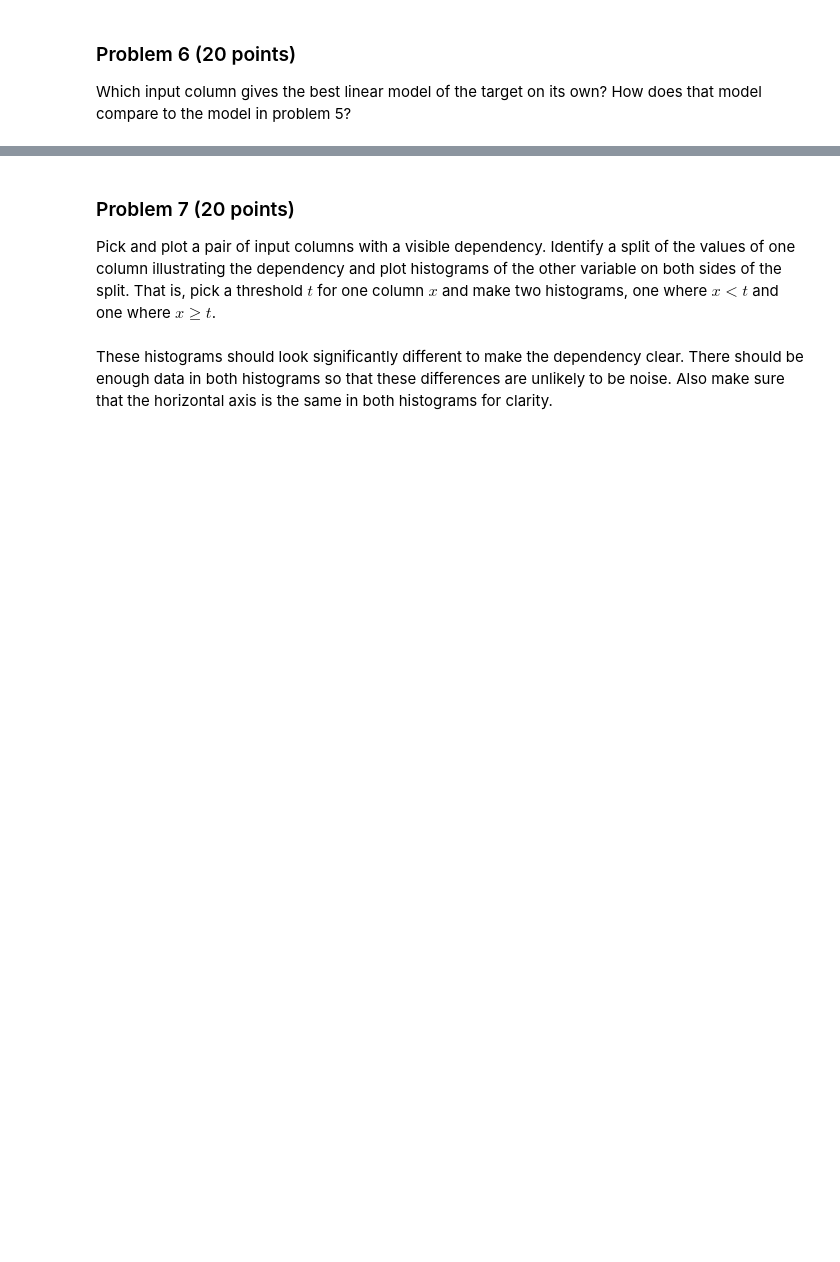
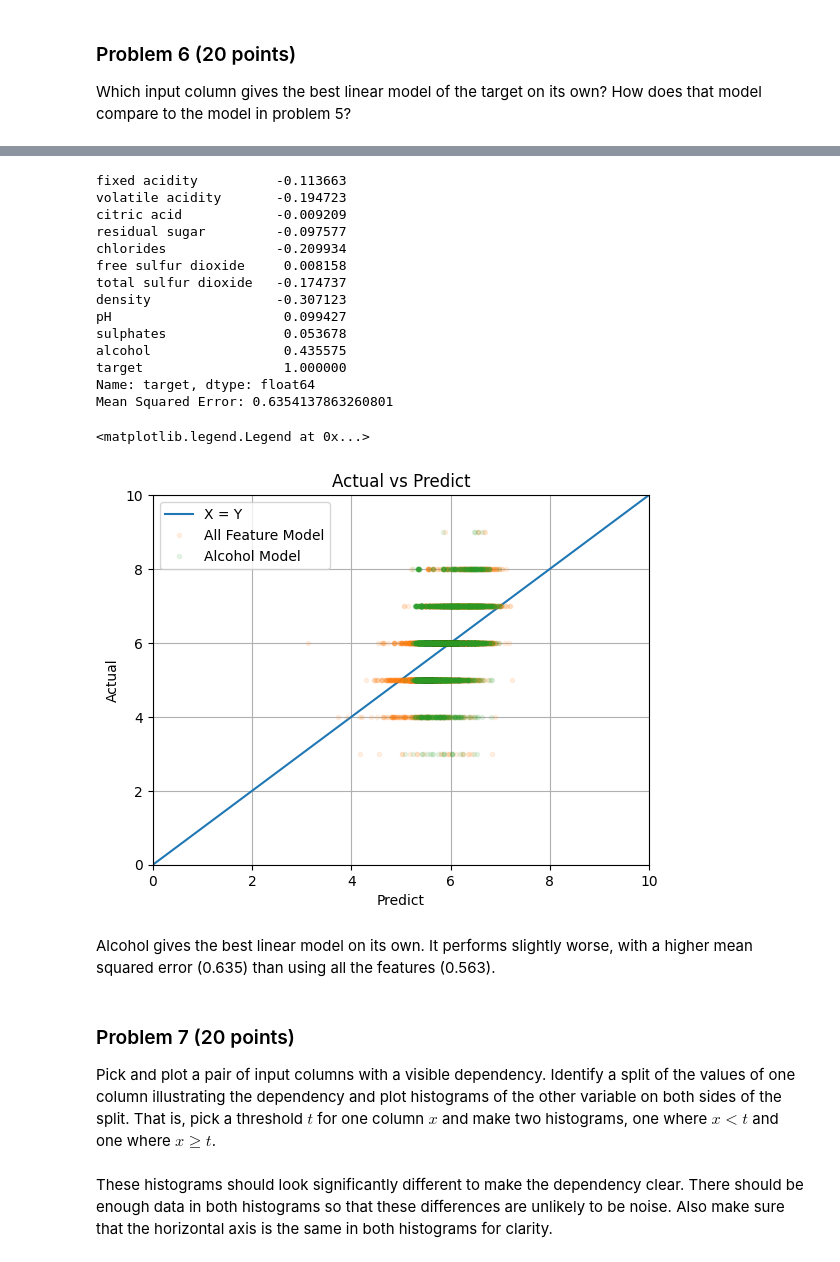
Before and after one commit to jldeleo/dx601-final-project, a Jupyter notebook: project.ipynb, the cells around one changed output, grey strips where cells are left out. Cells and saved outputs as stored; diff of their text form; code cells hidden in the pictures; blank space fills up the shorter version.

```diff
--- a/project.ipynb
+++ b/project.ipynb
@@ -237,3 +287,40 @@ YOUR ANSWERS HERE
+# %%
+corrmat=dataset.corr()
+print(corrmat['target'])
+model_singleCol = sklearn.linear_model.LinearRegression()
+model_singleCol.fit(features[['alcohol']],target)
+predictOut_singleCol= model_singleCol.predict(features[['alcohol']])
+mse = np.mean((predictOut_singleCol-target)**2)
+print(f'Mean Squared Error: {mse}')
+_=plt.plot([0, 10],[0,10])
+_=plt.plot(predictOut,target,'.',alpha=0.1)
+_=plt.plot(predictOut_singleCol,target,'.',alpha=0.1)
+plt.xlim(0,10)
+plt.ylim(0,10)
+plt.xlabel('Predict')
+plt.ylabel('Actual')
+plt.grid()
+plt.title('Actual vs Predict')
+_=plt.legend(['X = Y', 'All Feature Model', 'Alcohol Model'])
+# %% [output]
+fixed acidity          -0.113663
+volatile acidity       -0.194723
+citric acid            -0.009209
+residual sugar         -0.097577
+chlorides              -0.209934
+free sulfur dioxide     0.008158
+total sulfur dioxide   -0.174737
+density                -0.307123
+pH                      0.099427
+sulphates               0.053678
+alcohol                 0.435575
+target                  1.000000
+Name: target, dtype: float64
+Mean Squared Error: 0.6354137863260801
+<matplotlib.legend.Legend at 0x...>
+[figure, added]
+# %% [markdown]
+Alcohol gives the best linear model on its own. It performs slightly worse, with a higher mean squared error (0.635) than using all the features (0.563).
 # %% [markdown]
 ### Problem 7 (20 points)
 
```
Also changed, not shown: parts of 34 cells of this notebook.
